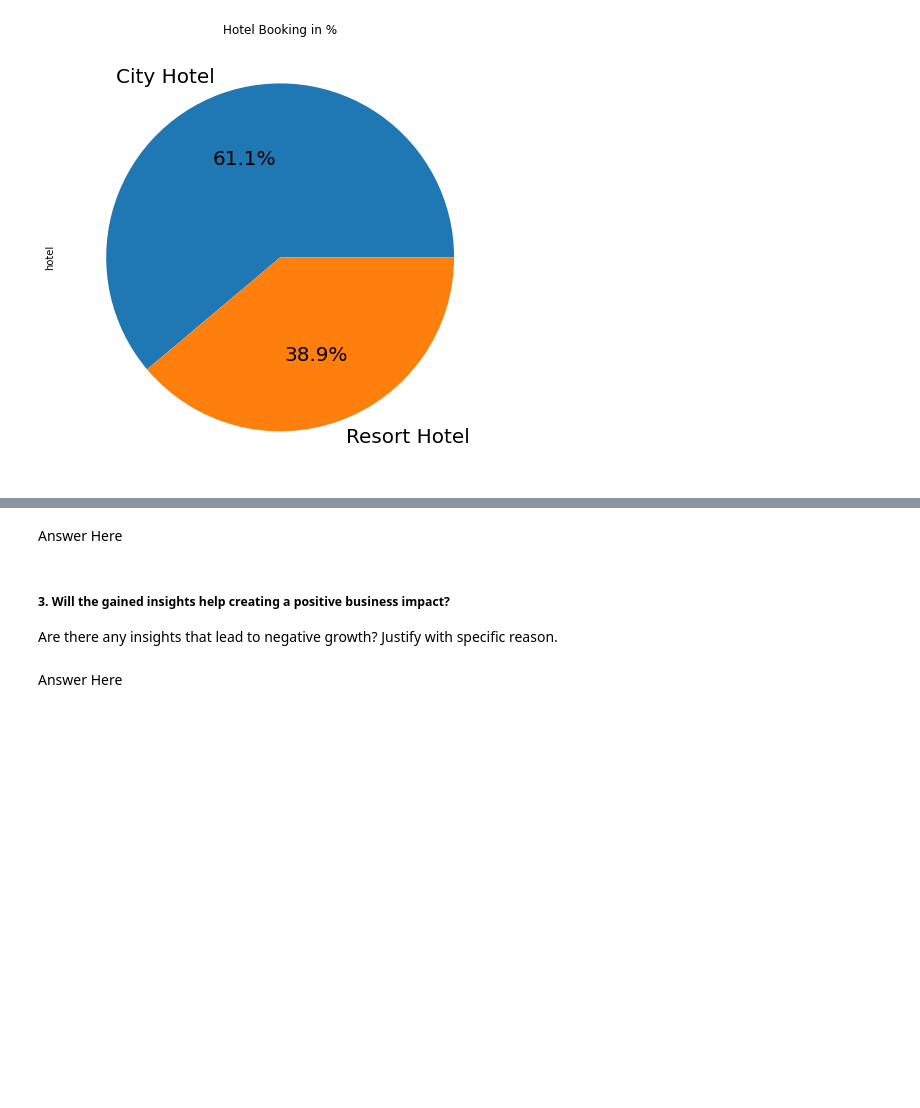
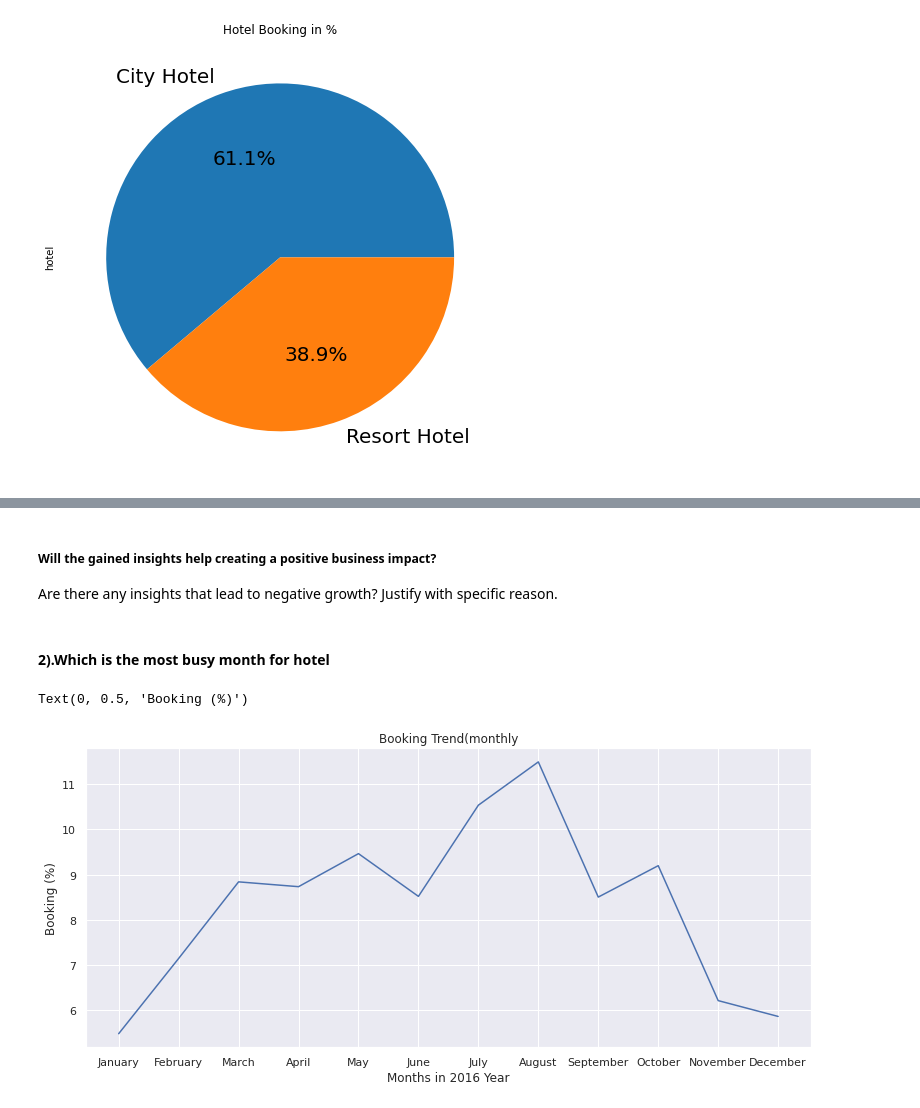
Before and after one commit to ErSangram/Capstone_01_Hotel_Booking_Analysis_EDA., a Jupyter notebook: EDA_project.ipynb, the cells around one changed output, grey strips where cells are left out. Cells and saved outputs as stored; diff of their text form; code cells hidden in the pictures; blank space fills up the shorter version.

```diff
--- a/EDA_project.ipynb
+++ b/EDA_project.ipynb
@@ -270 +286,4 @@ data['total_people'] = data['total_people'].astype(int)
+# %%
+# seperate data of not canceled bookings.
+df_not_canceled = data[data['is_canceled'] == 0]
 # %% [markdown]
@@ -294,7 +326,5 @@ Answer Here.
-# %% [markdown]
-Answer Here
 # %% [markdown]
-##### 3. Will the gained insights help creating a positive business impact?
+##### Will the gained insights help creating a positive business impact?
 Are there any insights that lead to negative growth? Justify with specific reason.
-# %% [markdown]
-Answer Here
+# %% [markdown]
+#### 2).Which is the most busy month for hotel
@@ -300,0 +334,16 @@ Answer Here
+# %%
+manths = ['January', 'February', 'March', 'April', 'May', 'June', 'July', 'August', 'September', 'October', 'November', 'December']
+
+sorted_months = df_not_canceled['arrival_date_month'].value_counts().reindex(manths)
+
+x = sorted_months.index
+y = sorted_months/sorted_months.sum()*100
+
+plt.figure(figsize = (13,5.5))
+sns.lineplot(x = x, y= y.values)
+plt.title('Booking Trend(monthly')
+plt.xlabel('Months in 2016 Year')
+plt.ylabel('Booking (%)')
+# %% [output]
+Text(0, 0.5, 'Booking (%)')
+[figure, added]
```
Also changed, not shown: parts of 50 cells of this notebook.
